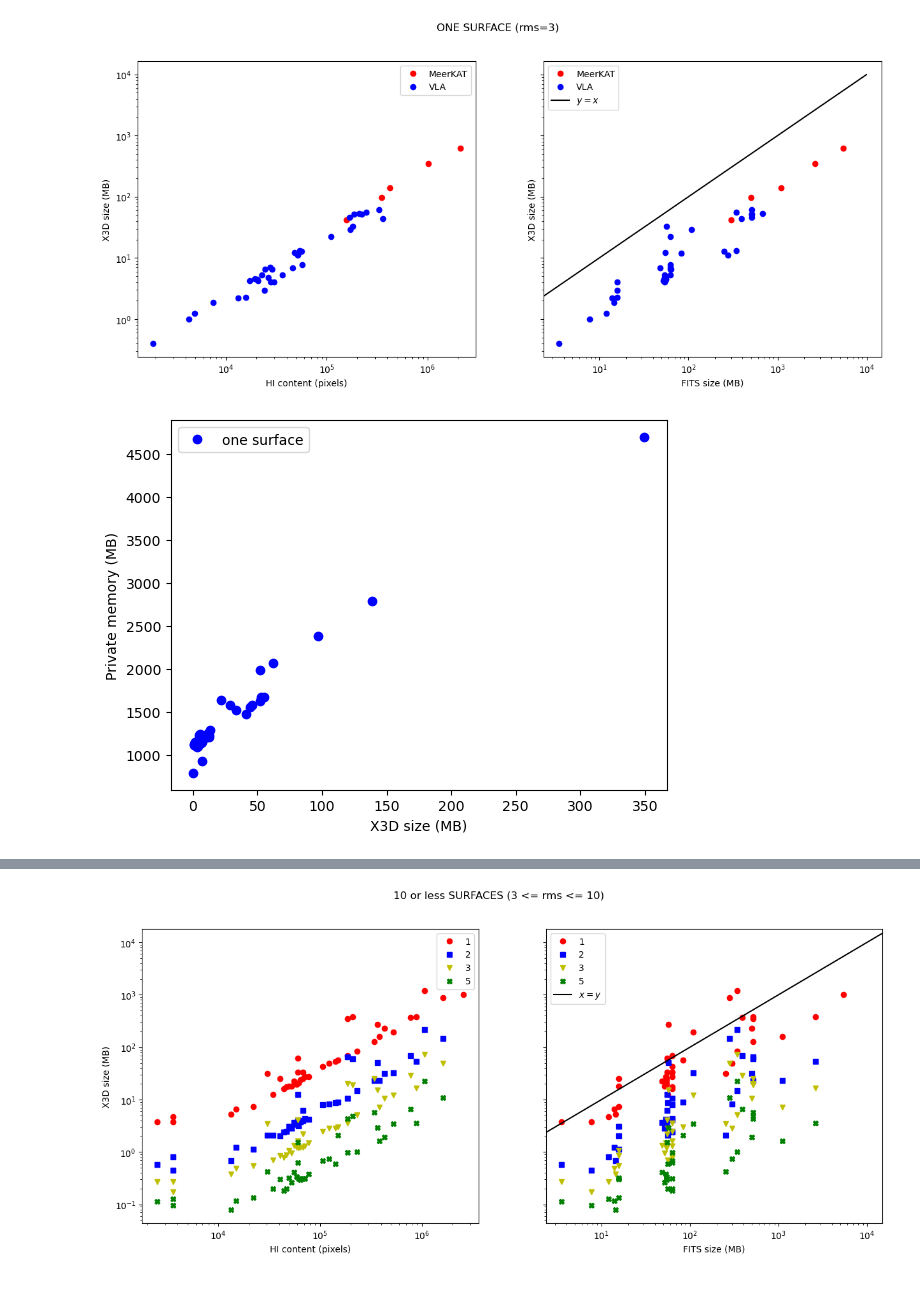
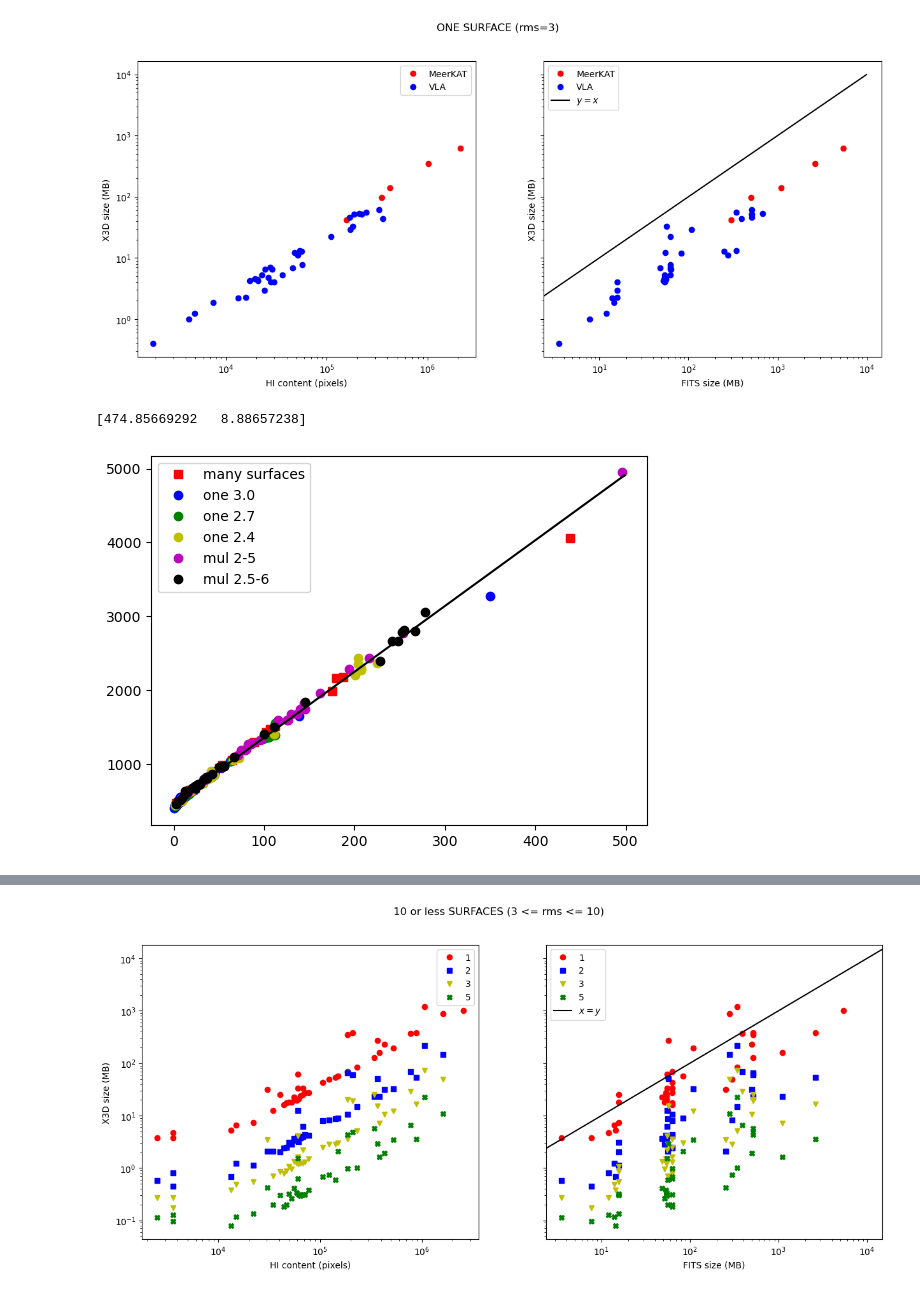
Before and after one commit to ixakalabadie/ViSL3D, a Jupyter notebook: stats_analysis.ipynb, the cells around one changed output, grey strips where cells are left out. Cells and saved outputs as stored; diff of their text form; code cells hidden in the pictures.

```diff
--- a/stats_analysis.ipynb
+++ b/stats_analysis.ipynb
@@ -36,3 +5,10 @@ one = one[:,1:].astype(float).T
+# %%
+one = pd.read_csv('one_stats_rss.csv')
+ten = pd.read_csv('ten_stats_rss.csv')
+o2c7 = pd.read_csv('one_2c7_stats_rss.csv')
+o2c4 = pd.read_csv('one_2c4_stats.csv')
+m2c5_6 = pd.read_csv('mul_2c5-6stats_rss.csv')
+m2_5 = pd.read_csv('mul_2-5_stats_rss.csv')
 # %%
 start = 5
 fig, ax = plt.subplots(ncols=2, figsize=(15,6), sharey=True)
@@ -57,26 +33,41 @@ plt.legend();
 [figure]
 # %%
 from scipy.optimize import curve_fit
-def func(x, a, b):
-    return a * x + b
-popt, pcov = curve_fit(func, np.hstack([one[5][np.isnan(one[8])],ten[5][np.isnan(ten[11])]]), np.hstack([one[7][np.isnan(one[8])],ten[10][np.isnan(ten[11])]]))
-print(popt)
+def func(x, a, b,): #
+    return a + x * b #+ c * x**2
+
+m_o = ~np.isnan(one['T_RAM'])
+m_t = ~np.isnan(ten['T_RAM'])
+# %%
+x = np.hstack([one['High/No'],ten['High/No'],o2c7['High/No'],o2c4['High/No'],m2c5_6['High/No'],m2_5['High/No']])
+y =  np.hstack([one['T_RAM'],ten['T_RAM'],o2c7['T_RAM'],o2c4['T_RAM'],m2c5_6['T_RAM'],m2_5['T_RAM']])
+
+x = x[~np.isnan(y)]
+y = y[~np.isnan(y)]
+
+popt, pcov = curve_fit(func, x[x>0], y[x>0])
+print(popt)
+# %% [output]
+[474.85669292   8.88657238]
 # %%
-#plt.plot(one[5][~np.isnan(one[8])], one[7][~np.isnan(one[8])], 'ro', label='MeerKAT')
-#plt.plot(ten['High/No'][np.isnan(ten[11])], ten[10][np.isnan(ten[11])], 'rs', label='many surfaces')
-plt.plot(one['High/No'], one['T_RAM'], 'bo', label='one surface')
-#plt.plot(np.arange(0,400),func(np.arange(0,400),popt[0],popt[1]), 'k', label=r'$y=x$')
+plt.plot(ten['High/No'], ten['T_RAM'], 'rs', label='many surfaces')
+plt.plot(one['High/No'], one['T_RAM'], 'bo', label='one 3.0')
+plt.plot(o2c7['High/No'], o2c7['T_RAM'], 'go', label='one 2.7')
+plt.plot(o2c4['High/No'], o2c4['T_RAM'], 'yo', label='one 2.4')
+plt.plot(m2_5['High/No'], m2_5['T_RAM'], 'mo', label='mul 2-5')
+plt.plot(m2c5_6['High/No'], m2c5_6['T_RAM'], 'ko', label='mul 2.5-6')
+plt.plot(np.arange(0,500),func(np.arange(0,500),*popt), 'k') #, popt[2], popt[3]
 # for siz in ten[5][~np.isnan(ten[11])]:
 #     plt.axvline(x=siz, color='y', linestyle='--')
 # for siz in one[5][~np.isnan(one[8])]:
 #     plt.axvline(x=siz, color='g', linestyle='--')
 # plt.axhline(y=2048,color='y', linestyle='--', label='2GB')
-plt.xlabel('X3D size (MB)')
-plt.ylabel('Private memory (MB)');
+# plt.xlabel('X3D size (MB)')
+# plt.ylabel('RSS memory (MB)');
 # plt.xscale('log')
 # plt.yscale('log')
-# plt.ylim(0,2000)
-#plt.xlim(0,400)
+# plt.ylim(500,700)
+# plt.xlim(20,40)
 plt.legend();
 # %% [output]
-[figure, old version]
+[figure, new version]
```
Also changed, not shown: parts of 8 cells of this notebook, 15 other files.
